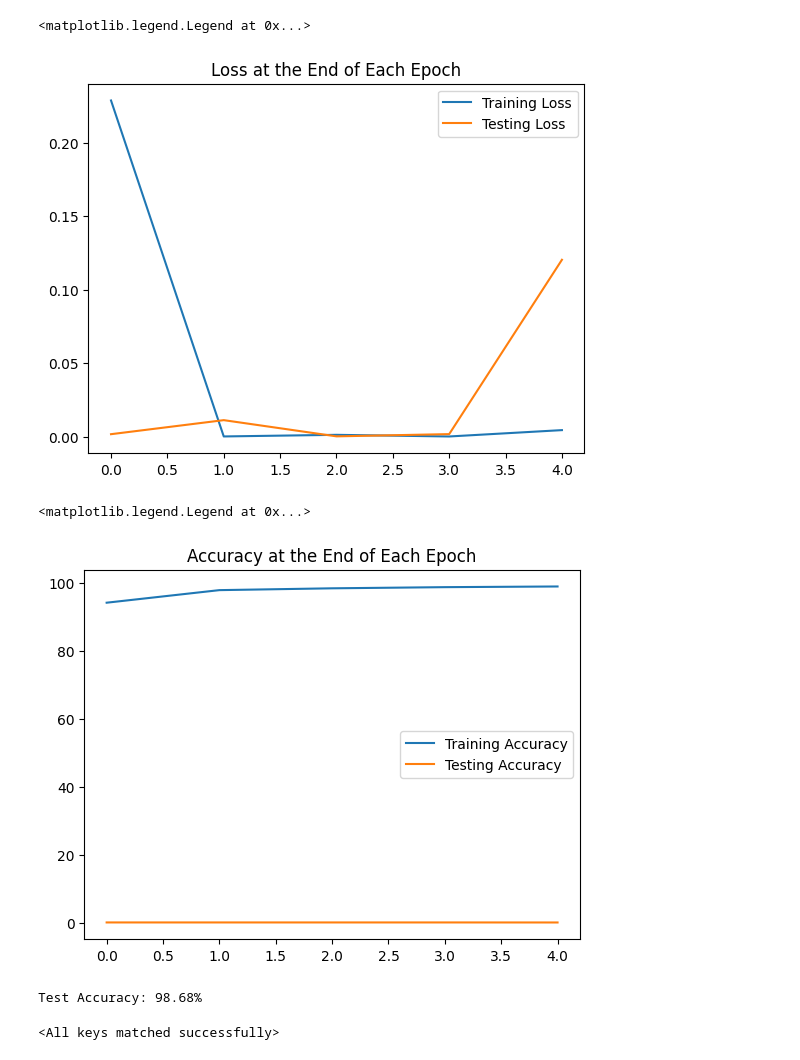
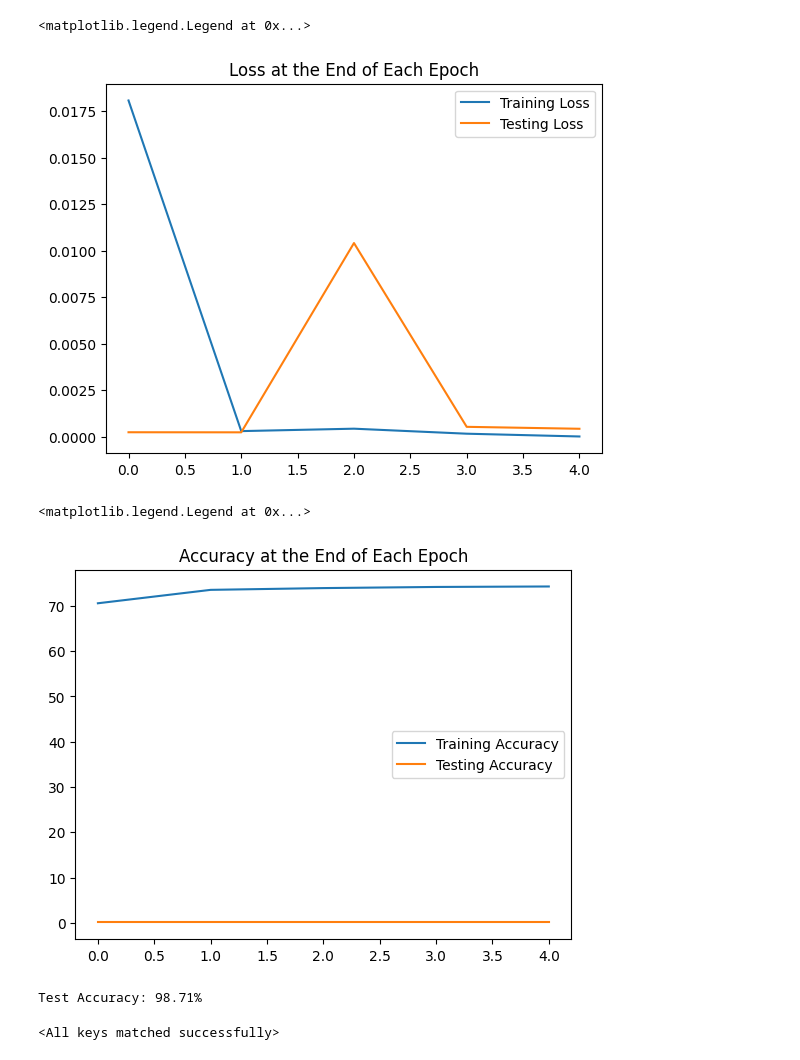
Before and after one commit to iyqht/simple-neural-network, a Jupyter notebook: neural_network.ipynb, the cells around one changed output. Cells and saved outputs as stored; diff of their text form; code cells hidden in the pictures.

```diff
--- a/neural_network.ipynb
+++ b/neural_network.ipynb
@@ -92,6 +60,7 @@ for i in range(epochs):
   trn_corr = 0
   tst_corr = 0
   for b,(X_train, y_train) in enumerate(train_loader):
+    b += 1
     y_pred = model(X_train)
     loss = criterion(y_pred, y_train)
 
@@ -102,6 +71,9 @@ for i in range(epochs):
     optimizer.zero_grad()
     loss.backward()
     optimizer.step()
+
+    if b%800 == 0:
+      print(f'epoch: {i}  loss: {loss.item()}  accuracy: {trn_corr.item()*100/(10*b)}%')
 
   train_losses.append(loss.item())
   train_correct.append(trn_corr)
@@ -122,15 +112,15 @@ plt.title('Loss at the End of Each Epoch')
 plt.legend()
 # %% [output]
 <matplotlib.legend.Legend at 0x...>
-[figure, old version]
+[figure, new version]
 # %%
-plt.plot([t/600 for t in train_correct], label='Training Accuracy')
+plt.plot([t/800 for t in train_correct], label='Training Accuracy')
 plt.plot([t/100 for t in test_correct], label='Testing Accuracy')
 plt.title('Accuracy at the End of Each Epoch')
 plt.legend()
 # %% [output]
 <matplotlib.legend.Legend at 0x...>
-[figure, old version]
+[figure, new version]
 # %%
 all_loader = DataLoader(test_data, batch_size=10000, shuffle=False)
 # %%
@@ -143,7 +133,7 @@ with torch.no_grad():
 
 print(f'Test Accuracy: {correct.item()/len(test_data)*100}%')
 # %% [output]
-Test Accuracy: 98.68%
+Test Accuracy: 98.71%
 # %%
 torch.save(model.state_dict(), "my_model.pth")
 # %%
```
Also changed, not shown: parts of 5 cells of this notebook.
